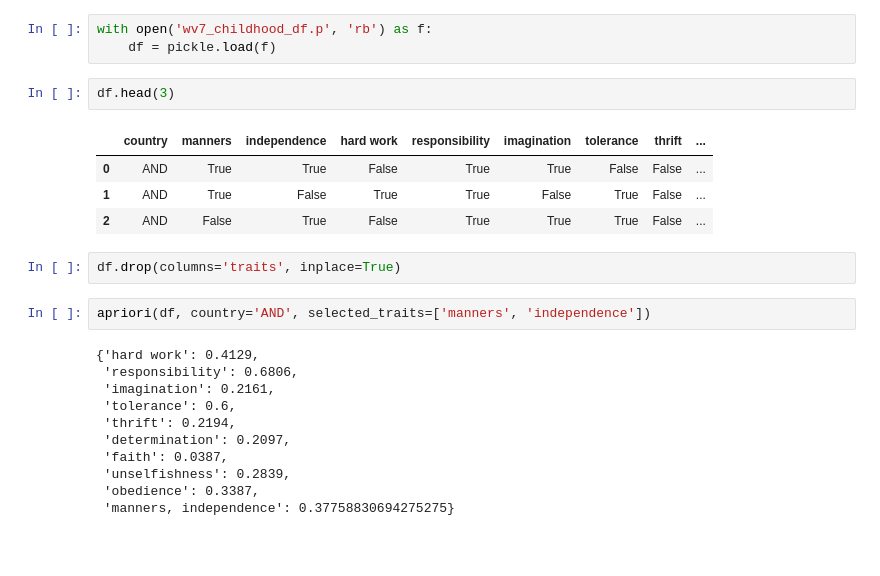
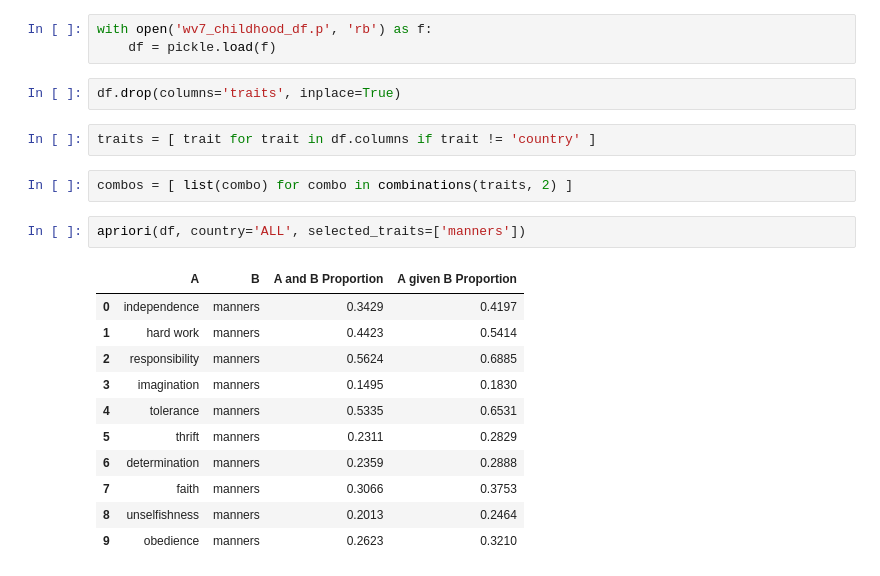
Before and after one commit to wplam107/world_values, a Jupyter notebook: notebooks/child_traits_functions.ipynb, the cells around one changed output. Cells and saved outputs as stored; diff of their text form; blank space fills up the shorter version.

```diff
--- a/notebooks/child_traits_functions.ipynb
+++ b/notebooks/child_traits_functions.ipynb
@@ -11,25 +15,23 @@ from nb_functions.wv_functions import apriori
 # %%
 with open('wv7_childhood_df.p', 'rb') as f:
     df = pickle.load(f)
-# %%
-df.head(3)
-# %% [output]
-|  | country | manners | independence | hard work | responsibility | imagination | tolerance | thrift | ... |
-| 0 | AND | True | True | False | True | True | False | False | ... |
-| 1 | AND | True | False | True | True | False | True | False | ... |
-| 2 | AND | False | True | False | True | True | True | False | ... |
 # %%
 df.drop(columns='traits', inplace=True)
+# %%
+traits = [ trait for trait in df.columns if trait != 'country' ]
+# %%
+combos = [ list(combo) for combo in combinations(traits, 2) ]
 # %%
-apriori(df, country='AND', selected_traits=['manners', 'independence'])
+apriori(df, country='ALL', selected_traits=['manners'])
 # %% [output]
-{'hard work': 0.4129,
- 'responsibility': 0.6806,
- 'imagination': 0.2161,
- 'tolerance': 0.6,
- 'thrift': 0.2194,
- 'determination': 0.2097,
- 'faith': 0.0387,
- 'unselfishness': 0.2839,
- 'obedience': 0.3387,
- 'manners, independence': 0.37758830694275275}
+|  | A | B | A and B Proportion | A given B Proportion |
+| 0 | independence | manners | 0.3429 | 0.4197 |
+| 1 | hard work | manners | 0.4423 | 0.5414 |
+| 2 | responsibility | manners | 0.5624 | 0.6885 |
+| 3 | imagination | manners | 0.1495 | 0.1830 |
+| 4 | tolerance | manners | 0.5335 | 0.6531 |
+| 5 | thrift | manners | 0.2311 | 0.2829 |
+| 6 | determination | manners | 0.2359 | 0.2888 |
+| 7 | faith | manners | 0.3066 | 0.3753 |
+| 8 | unselfishness | manners | 0.2013 | 0.2464 |
+| 9 | obedience | manners | 0.2623 | 0.3210 |
```
Also changed, not shown: parts of 14 cells of this notebook, 1 other file.
